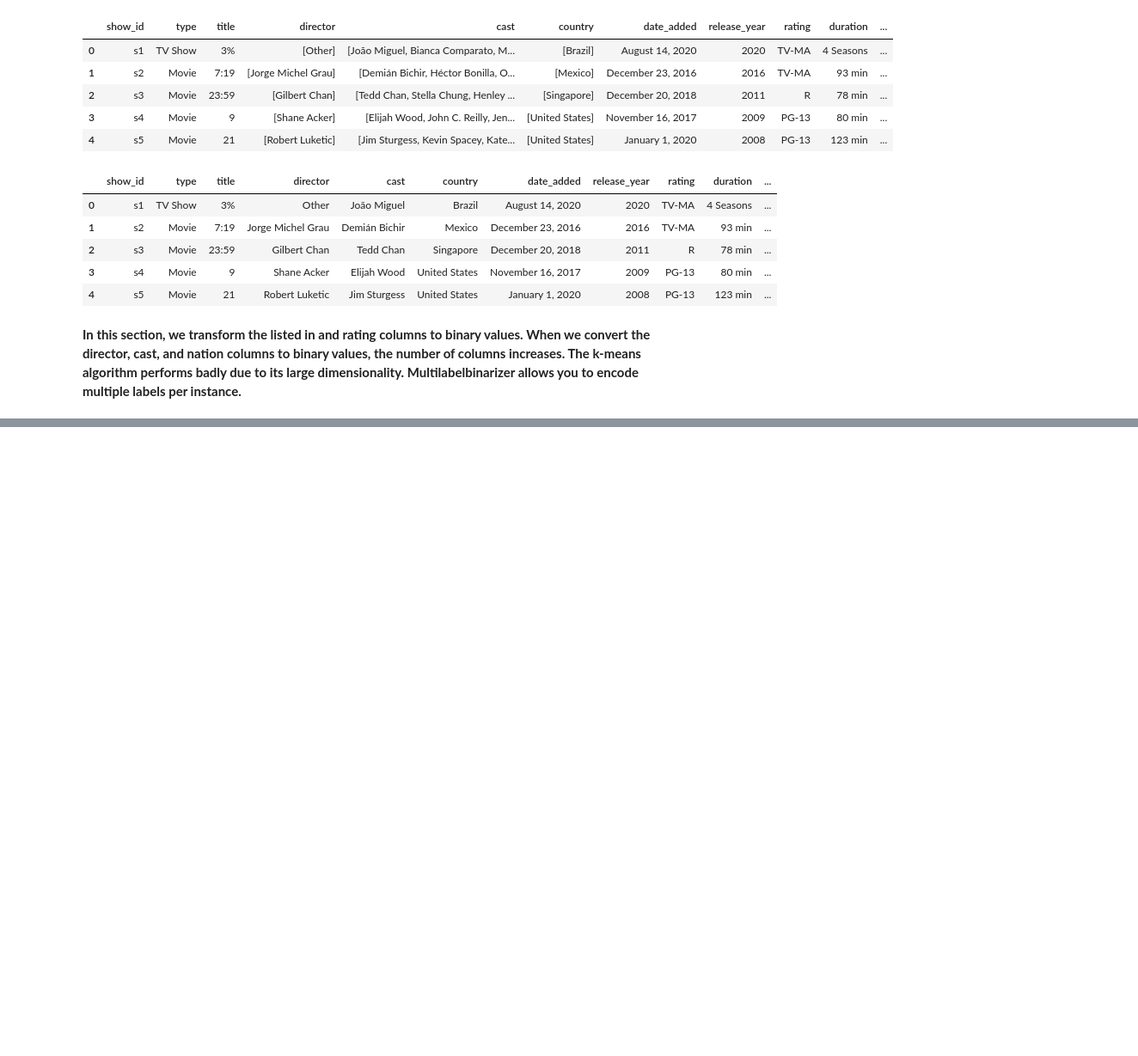
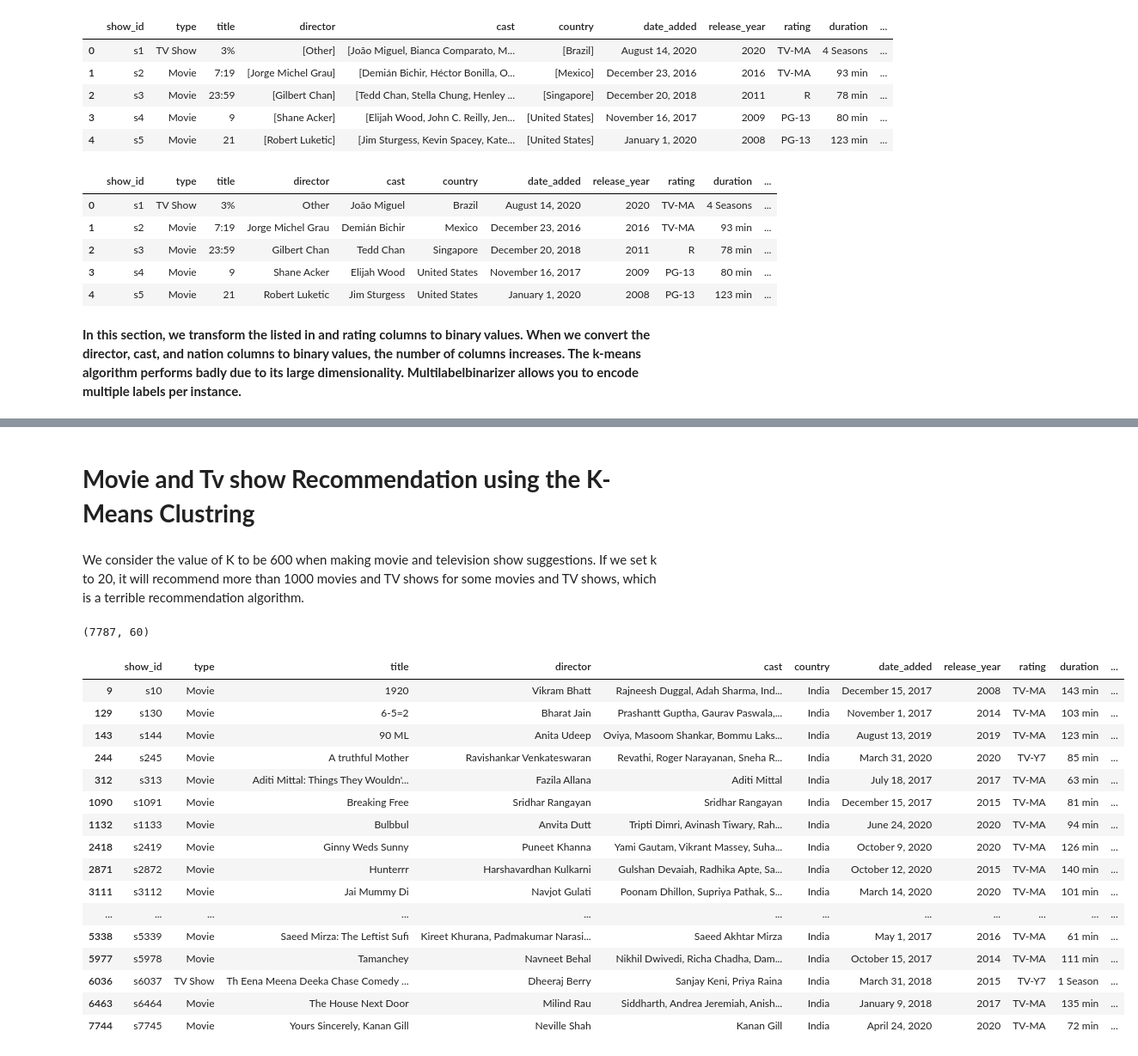
Before and after one commit to Debabarata308/Netflix-Movies-and-TV-Shows-Clustering, a Jupyter notebook: Copy_of_Copy_of_NETFLIX_MOVIES_AND_TV_SHOWS_CLUSTERING.ipynb, the cells around one changed output, grey strips where cells are left out. Shown at 86% size. Saved outputs shown, nothing was run; the diff lists cells and outputs as text; code cells hidden in the pictures; blank space fills up the shorter version.

```diff
--- a/Copy_of_Copy_of_NETFLIX_MOVIES_AND_TV_SHOWS_CLUSTERING.ipynb
+++ b/Copy_of_Copy_of_NETFLIX_MOVIES_AND_TV_SHOWS_CLUSTERING.ipynb
@@ -1336,0 +1461,49 @@ Successfully installed category-encoders-2.4.0
+# %% [markdown]
+# **Movie and Tv show Recommendation using the K-Means Clustring**
+# %% [markdown]
+We consider the value of K to be 600 when making movie and television show suggestions. If we set k to 20, it will recommend more than 1000 movies and TV shows for some movies and TV shows, which is a terrible recommendation algorithm.
+# %%
+netflix_encoded_df.shape
+# %% [output]
+(7787, 60)
+# %%
+# Applying the model
+from sklearn.cluster import KMeans
+
+# Create K-Means Model
+modelkmeans = KMeans(n_clusters=600, init='k-means++', n_init=10).fit(netflix_encoded_df)
+
+# Form cluster predictions using K-Means Model
+predictions = modelkmeans.predict(netflix_encoded_df)
+
+# Convert cluster predictions to data frame
+predictions_df = pd.DataFrame(predictions, columns=['cluster'])
+
+
+df2.drop('cluster',axis=1,inplace=True)
+# Attach cluster predictions to original data frame
+df2.insert(len(df2.columns), column = 'cluster', value = predictions_df.cluster)
+# %%
+# Get cluster number for movie
+cluster_num = df2[df2.title=='1920'].cluster.item()
+
+# View cluster the movie or TV show belongs to
+df2[df2.cluster == cluster_num]
+# %% [output]
+|  | show_id | type | title | director | cast | country | date_added | release_year | rating | duration | ... |
+| 9 | s10 | Movie | 1920 | Vikram Bhatt | Rajneesh Duggal, Adah Sharma, Ind... | India | December 15, 2017 | 2008 | TV-MA | 143 min | ... |
+| 129 | s130 | Movie | 6-5=2 | Bharat Jain | Prashantt Guptha, Gaurav Paswala,... | India | November 1, 2017 | 2014 | TV-MA | 103 min | ... |
+| 143 | s144 | Movie | 90 ML | Anita Udeep | Oviya, Masoom Shankar, Bommu Laks... | India | August 13, 2019 | 2019 | TV-MA | 123 min | ... |
+| 244 | s245 | Movie | A truthful Mother | Ravishankar Venkateswaran | Revathi, Roger Narayanan, Sneha R... | India | March 31, 2020 | 2020 | TV-Y7 | 85 min | ... |
+| 312 | s313 | Movie | Aditi Mittal: Things They Wouldn'... | Fazila Allana | Aditi Mittal | India | July 18, 2017 | 2017 | TV-MA | 63 min | ... |
+| 1090 | s1091 | Movie | Breaking Free | Sridhar Rangayan | Sridhar Rangayan | India | December 15, 2017 | 2015 | TV-MA | 81 min | ... |
+| 1132 | s1133 | Movie | Bulbbul | Anvita Dutt | Tripti Dimri, Avinash Tiwary, Rah... | India | June 24, 2020 | 2020 | TV-MA | 94 min | ... |
+| 2418 | s2419 | Movie | Ginny Weds Sunny | Puneet Khanna | Yami Gautam, Vikrant Massey, Suha... | India | October 9, 2020 | 2020 | TV-MA | 126 min | ... |
+| 2871 | s2872 | Movie | Hunterrr | Harshavardhan Kulkarni | Gulshan Devaiah, Radhika Apte, Sa... | India | October 12, 2020 | 2015 | TV-MA | 140 min | ... |
+| 3111 | s3112 | Movie | Jai Mummy Di | Navjot Gulati | Poonam Dhillon, Supriya Pathak, S... | India | March 14, 2020 | 2020 | TV-MA | 101 min | ... |
+| ... | ... | ... | ... | ... | ... | ... | ... | ... | ... | ... | ... |
+| 5338 | s5339 | Movie | Saeed Mirza: The Leftist Sufi | Kireet Khurana, Padmakumar Narasi... | Saeed Akhtar Mirza | India | May 1, 2017 | 2016 | TV-MA | 61 min | ... |
+| 5977 | s5978 | Movie | Tamanchey | Navneet Behal | Nikhil Dwivedi, Richa Chadha, Dam... | India | October 15, 2017 | 2014 | TV-MA | 111 min | ... |
+| 6036 | s6037 | TV Show | Th Eena Meena Deeka Chase Comedy ... | Dheeraj Berry | Sanjay Keni, Priya Raina | India | March 31, 2018 | 2015 | TV-Y7 | 1 Season | ... |
+| 6463 | s6464 | Movie | The House Next Door | Milind Rau | Siddharth, Andrea Jeremiah, Anish... | India | January 9, 2018 | 2017 | TV-MA | 135 min | ... |
+| 7744 | s7745 | Movie | Yours Sincerely, Kanan Gill | Neville Shah | Kanan Gill | India | April 24, 2020 | 2020 | TV-MA | 72 min | ... |
```
Also changed, not shown: parts of 18 cells of this notebook.
